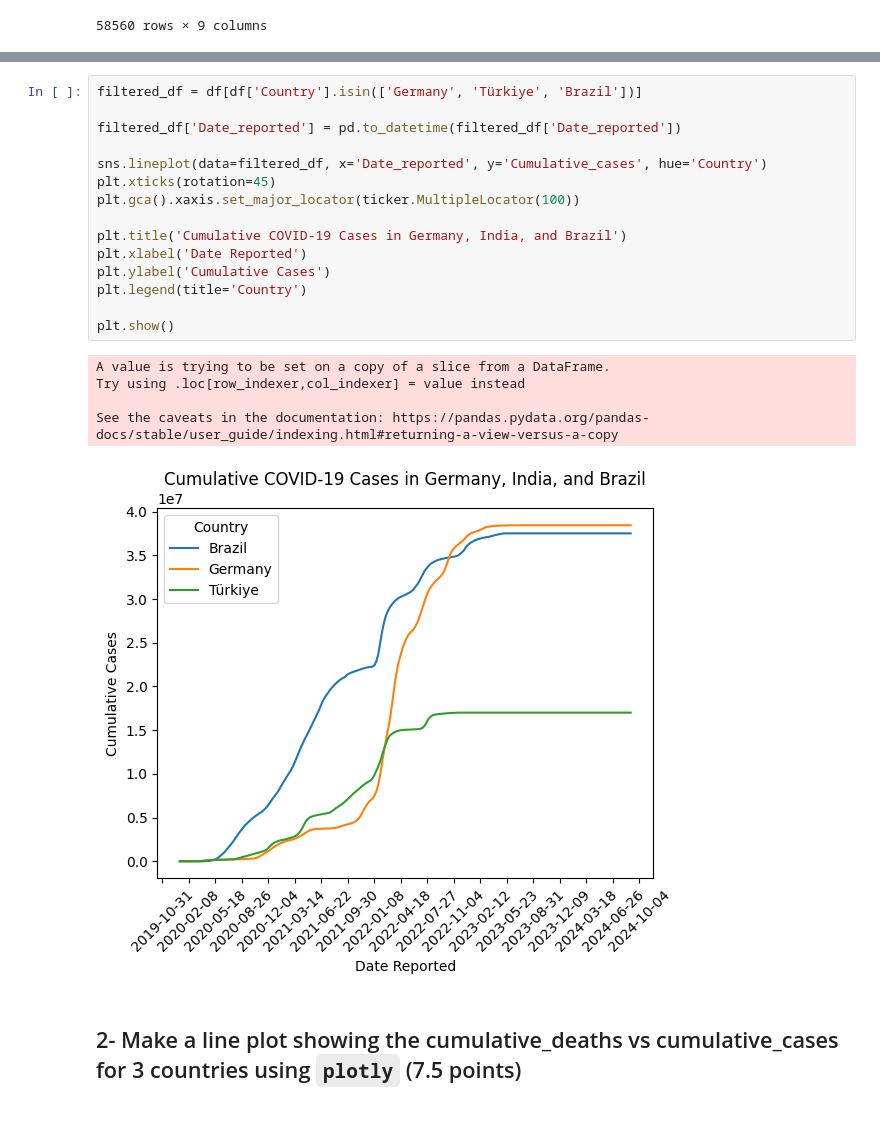
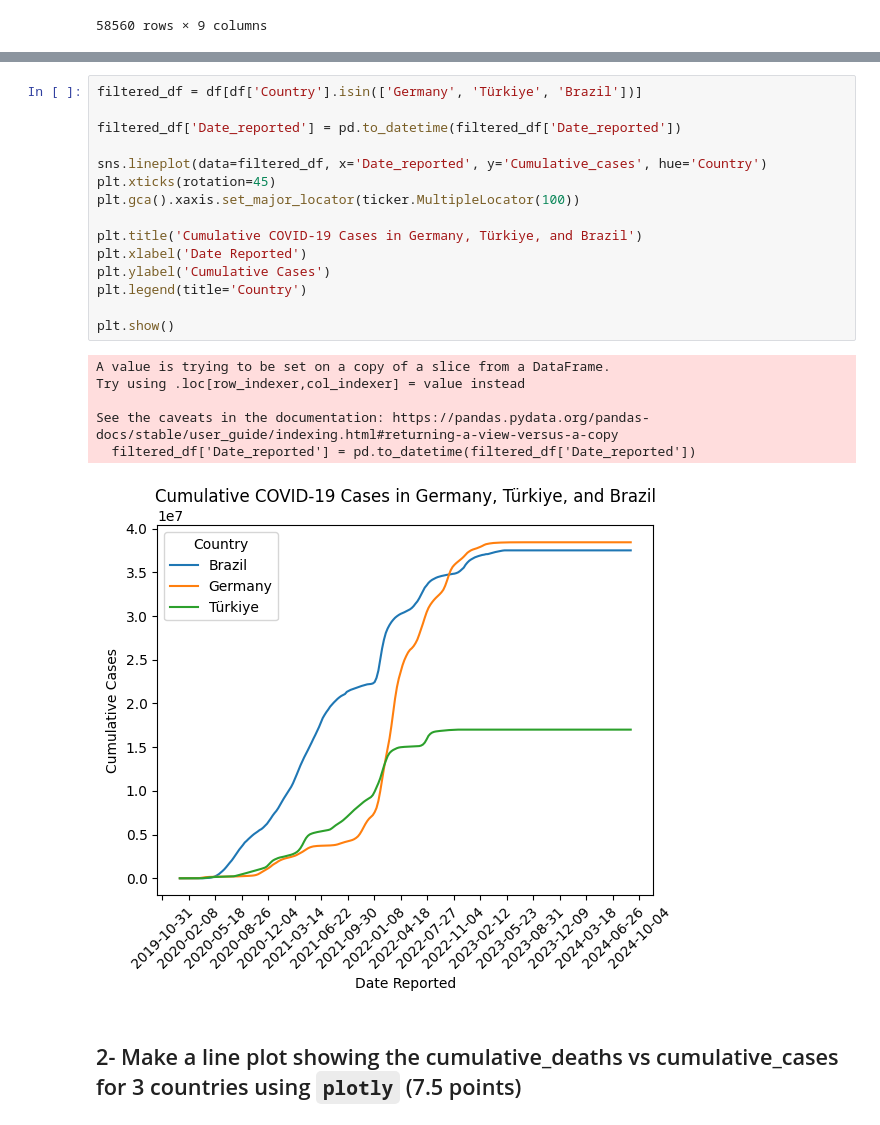
Before and after one commit to shadzic/ESMT_2024_DataScraping_Students, a Jupyter notebook: 04_Homework.ipynb, the cells around one changed output, grey strips where cells are left out. Saved outputs shown, nothing was run; the diff lists cells and outputs as text.

```diff
--- a/04_Homework.ipynb
+++ b/04_Homework.ipynb
@@ -91,24 +91,25 @@ array(['Afghanistan', 'Albania', 'Algeria', 'American Samoa', 'Andorra',
 # %%
 filtered_df = df[df['Country'].isin(['Germany', 'Türkiye', 'Brazil'])]
 
 filtered_df['Date_reported'] = pd.to_datetime(filtered_df['Date_reported'])
 
 sns.lineplot(data=filtered_df, x='Date_reported', y='Cumulative_cases', hue='Country')
 plt.xticks(rotation=45)
 plt.gca().xaxis.set_major_locator(ticker.MultipleLocator(100))
 
-plt.title('Cumulative COVID-19 Cases in Germany, India, and Brazil')
+plt.title('Cumulative COVID-19 Cases in Germany, Türkiye, and Brazil')
 plt.xlabel('Date Reported')
 plt.ylabel('Cumulative Cases')
 plt.legend(title='Country')
 
 plt.show()
 # %% [output]
 A value is trying to be set on a copy of a slice from a DataFrame.
 Try using .loc[row_indexer,col_indexer] = value instead
 
 See the caveats in the documentation: https://pandas.pydata.org/pandas-docs/stable/user_guide/indexing.html#returning-a-view-versus-a-copy
+  filtered_df['Date_reported'] = pd.to_datetime(filtered_df['Date_reported'])
-[figure, old version]
+[figure, new version]
 # %% [markdown]
 ## 2- Make a line plot showing the cumulative_deaths vs cumulative_cases for 3 countries using `plotly` (7.5 points)
 # %%
```
Also changed, not shown: parts of 1 cell of this notebook, 1 other file.
